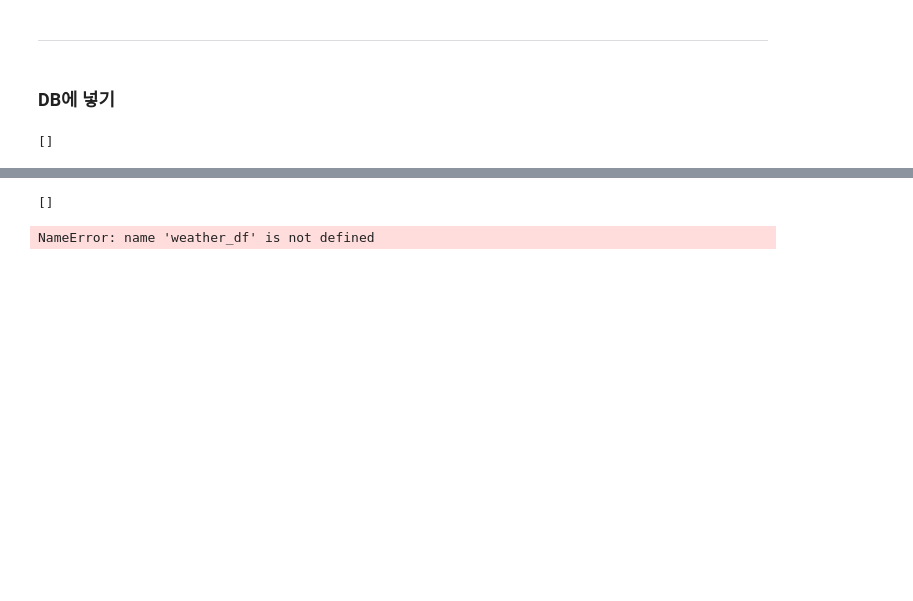
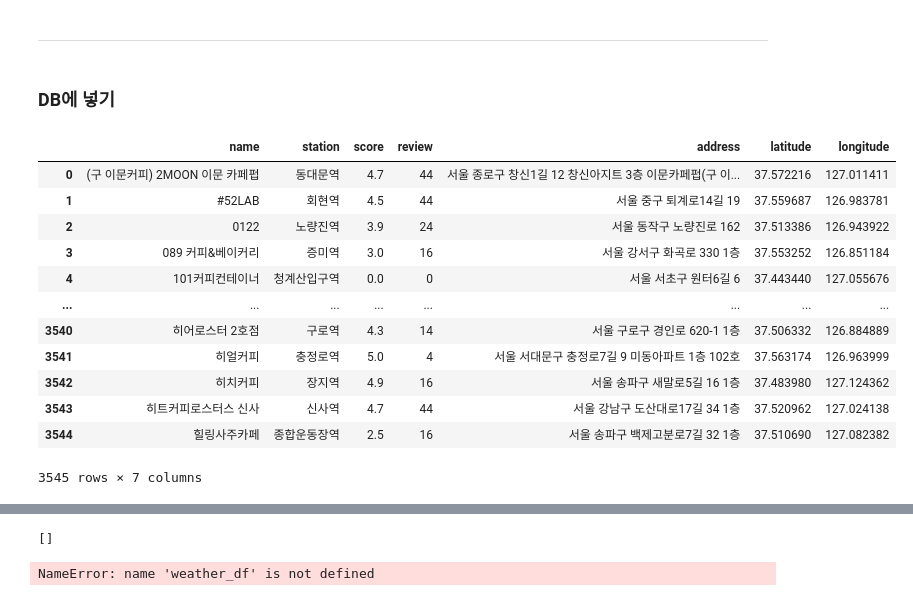
Before and after one commit to addinedu-ros-9th/eda-repo-5, a Jupyter notebook: visualization/weather/weather.ipynb, the cells around one changed output, grey strips where cells are left out. Drawn from its saved outputs; the diff is of its cells as text; code cells hidden in the pictures; blank space fills up the shorter version.

```diff
--- a/visualization/weather/weather.ipynb
+++ b/visualization/weather/weather.ipynb
@@ -70,10 +70,22 @@ def execute_sql(sql, params=None, as_dataframe=False):
     if as_dataframe:
         return pd.DataFrame(results)
     return results
-# %%
-execute_sql("use ojk")
-# %% [output]
-[]
+# %%
+execute_sql("""select *;""", as_dataframe=True)
+# %% [output]
+|  | name | station | score | review | address | latitude | longitude |
+| 0 | (구 이문커피) 2MOON 이문 카페펍 | 동대문역 | 4.7 | 44 | 서울 종로구 창신1길 12 창신아지트 3층 이문카페펍(구 이... | 37.572216 | 127.011411 |
+| 1 | #52LAB | 회현역 | 4.5 | 44 | 서울 중구 퇴계로14길 19 | 37.559687 | 126.983781 |
+| 2 | 0122 | 노량진역 | 3.9 | 24 | 서울 동작구 노량진로 162 | 37.513386 | 126.943922 |
+| 3 | 089 커피&베이커리 | 증미역 | 3.0 | 16 | 서울 강서구 화곡로 330 1층 | 37.553252 | 126.851184 |
+| 4 | 101커피컨테이너 | 청계산입구역 | 0.0 | 0 | 서울 서초구 원터6길 6 | 37.443440 | 127.055676 |
+| ... | ... | ... | ... | ... | ... | ... | ... |
+| 3540 | 히어로스터 2호점 | 구로역 | 4.3 | 14 | 서울 구로구 경인로 620-1 1층 | 37.506332 | 126.884889 |
+| 3541 | 히얼커피 | 충정로역 | 5.0 | 4 | 서울 서대문구 충정로7길 9 미동아파트 1층 102호 | 37.563174 | 126.963999 |
+| 3542 | 히치커피 | 장지역 | 4.9 | 16 | 서울 송파구 새말로5길 16 1층 | 37.483980 | 127.124362 |
+| 3543 | 히트커피로스터스 신사 | 신사역 | 4.7 | 44 | 서울 강남구 도산대로17길 34 1층 | 37.520962 | 127.024138 |
+| 3544 | 힐링사주카페 | 종합운동장역 | 2.5 | 16 | 서울 송파구 백제고분로7길 32 1층 | 37.510690 | 127.082382 |
+3545 rows × 7 columns
 # %%
 execute_sql("desc restaurant")
 # %% [output]
```
Also changed, not shown: parts of 10 cells of this notebook, 12 other files.
